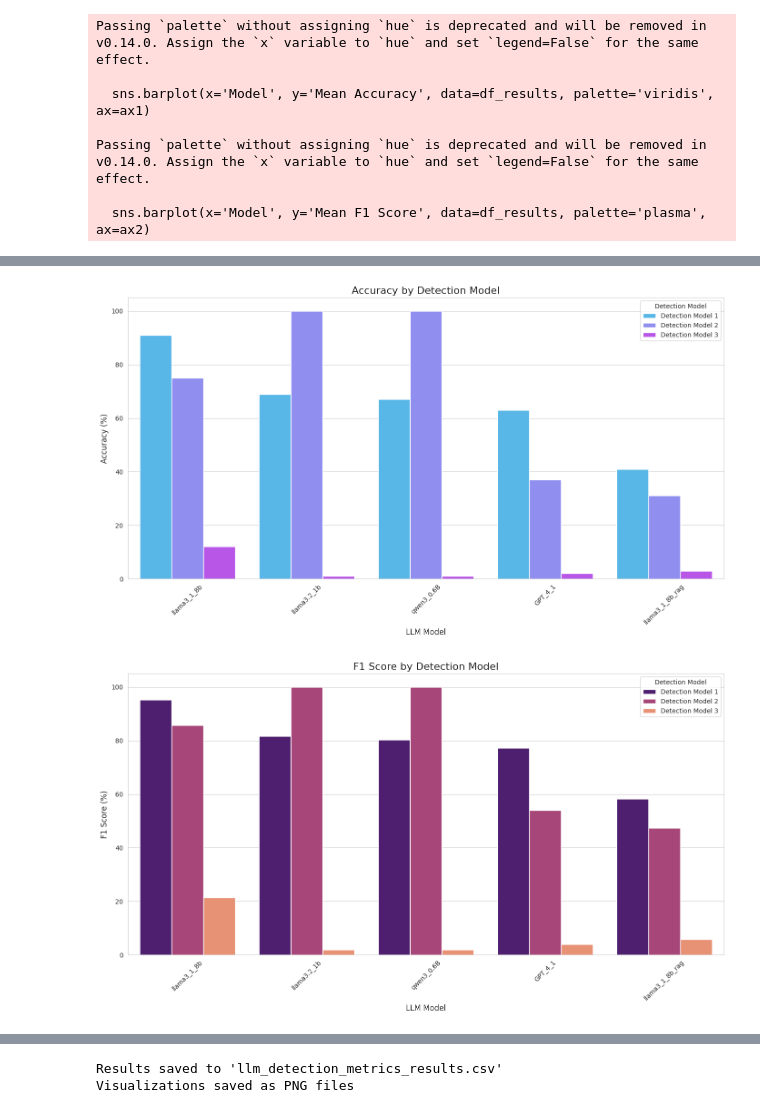
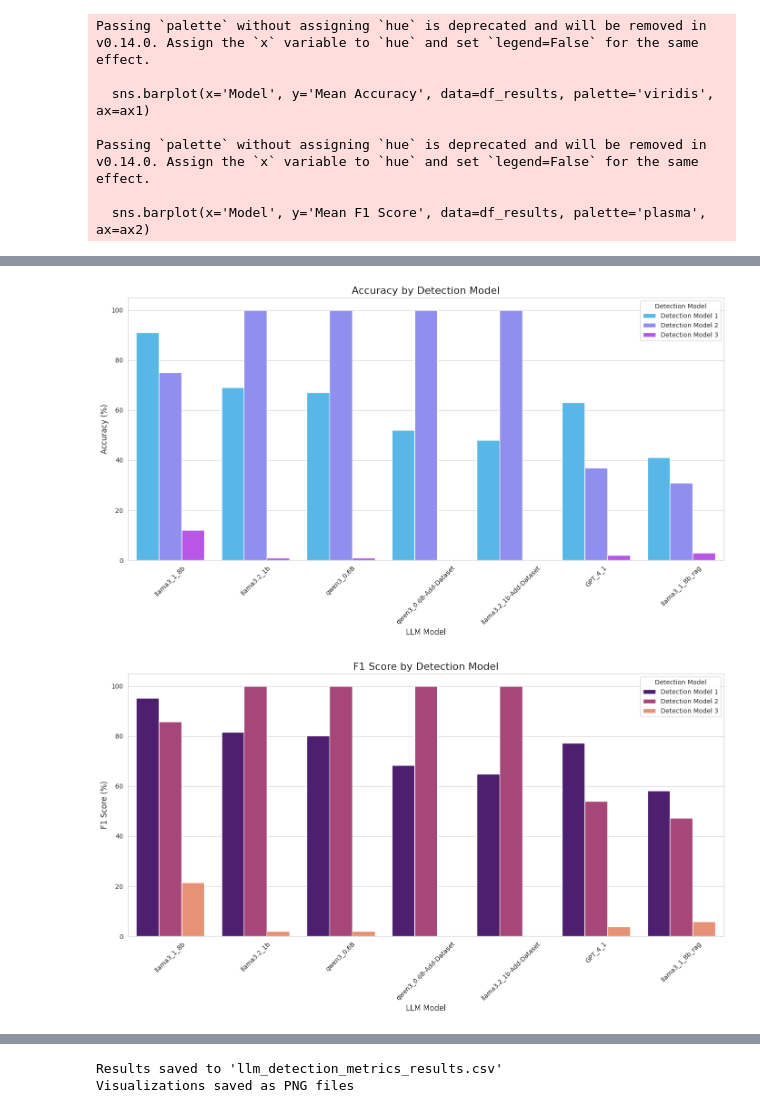
Before and after one commit to KamiK4M1/Phishing_Email_Content_with_Personalize_Context_Data_Generation, a Jupyter notebook: Evaluate_Model.ipynb, the cells around one changed output, grey strips where cells are left out. Drawn from its saved outputs; the diff is of its cells as text; code cells hidden in the pictures.

```diff
--- a/Evaluate_Model.ipynb
+++ b/Evaluate_Model.ipynb
@@ -85,11 +95,14 @@ def calculate_metrics_rag(file_path):
 def main():
     # List of files to analyze
     files = {
-        'qwen3_0.6B': 'qwen3_0.6B.csv',
-        'llama3.2_1b': 'llama3.2_1b.csv',
-        'llama3_1_8b_rag': 'llama3_1_8b_rag.csv',
-        'GPT_4_1': 'GPT_4_1.csv',
-        'llama3_1_8b': 'llama3_1_8b.csv'
+        'qwen3_0.6B': './Phishing_Email_Content_with_Personalize_Context_Data_Generation/Output/qwen3_0.6B.csv',
+        'qwen3_0.6B-Add-Dataset': './Phishing_Email_Content_with_Personalize_Context_Data_Generation/Output/qwen3_0.6B-Final.csv',
+        'llama3.2_1b': './Phishing_Email_Content_with_Personalize_Context_Data_Generation/Output/llama3.2_1b.csv',
+        'llama3.2_1b-Add-Dataset': './Phishing_Email_Content_with_Personalize_Context_Data_Generation/Output/llama3.2_1b-Final.csv',
+        'llama3_1_8b_rag': './Phishing_Email_Content_with_Personalize_Context_Data_Generation/Output/llama3_1_8b_rag.csv',
+        'GPT_4_1': './Phishing_Email_Content_with_Personalize_Context_Data_Generation/Output/GPT_4_1.csv',
+        'llama3_1_8b': './Phishing_Email_Content_with_Personalize_Context_Data_Generation/Output/llama3_1_8b.csv'
+
     }
 
     # Store results
@@ -343,2 +356,2 @@ Passing `palette` without assigning `hue` is deprecated and will be removed in v
-[figure, old version]
+[figure, new version]
-[figure, old version]
+[figure, new version]
```
Also changed, not shown: parts of 2 cells of this notebook, 5 other files.
